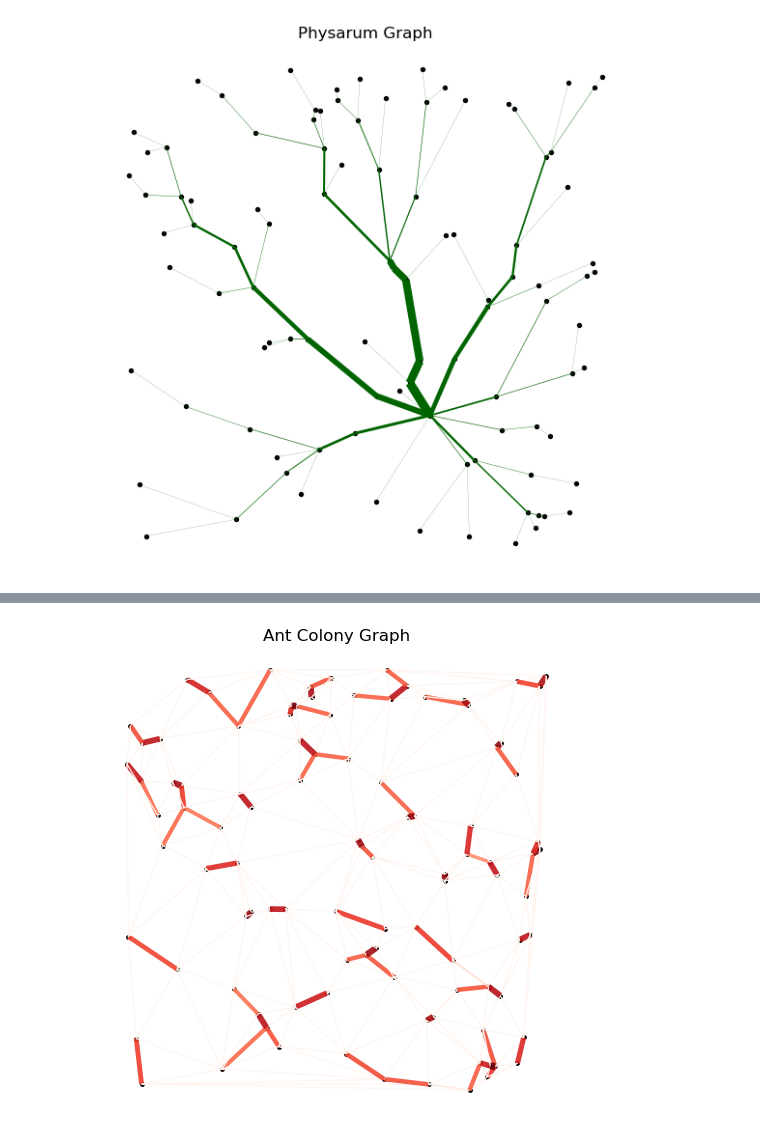
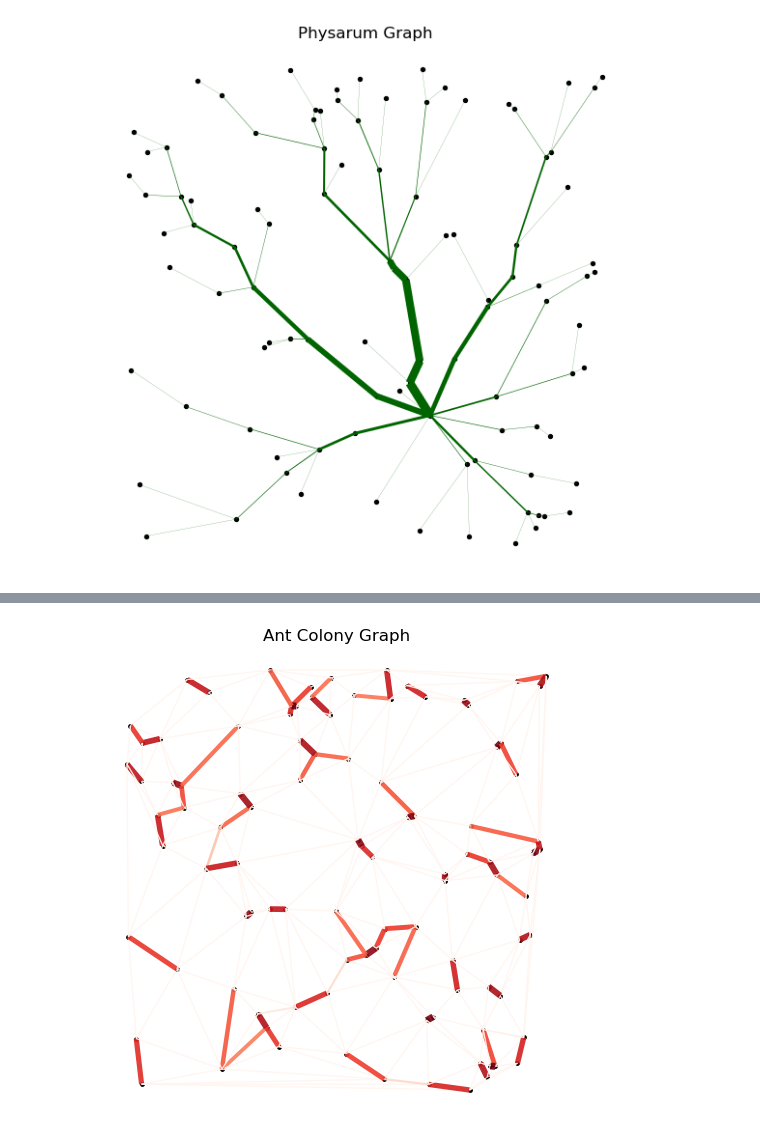
Before and after one commit to HectorMaravillo/ProximityGraphs, a Jupyter notebook: testbio.ipynb, the cells around one changed output, grey strips where cells are left out. Drawn from its saved outputs; the diff is of its cells as text; code cells hidden in the pictures.

Commit message:
draw test y agregue kwargs

```diff
--- a/testbio.ipynb
+++ b/testbio.ipynb
@@ -36,12 +36,12 @@ pher_norm = np.array(ac._normalize_pheromones())
 cmap = cm.get_cmap('Reds')
 colors = [cmap(val) for val in pher_norm]
 # %%
-fig2, ax2 = ac.draw2(
+fig2, ax2 = ac.draw(
     figsize=(6,6),
     e_color=colors,
     e_alpha=0.9,
     e_size=[1 + 4*val for val in pher_norm],
     v_size=6
 )
 # %% [output]
-[figure, old version]
+[figure, new version]
```
Also changed, not shown: parts of 2 cells of this notebook, 3 other files.
